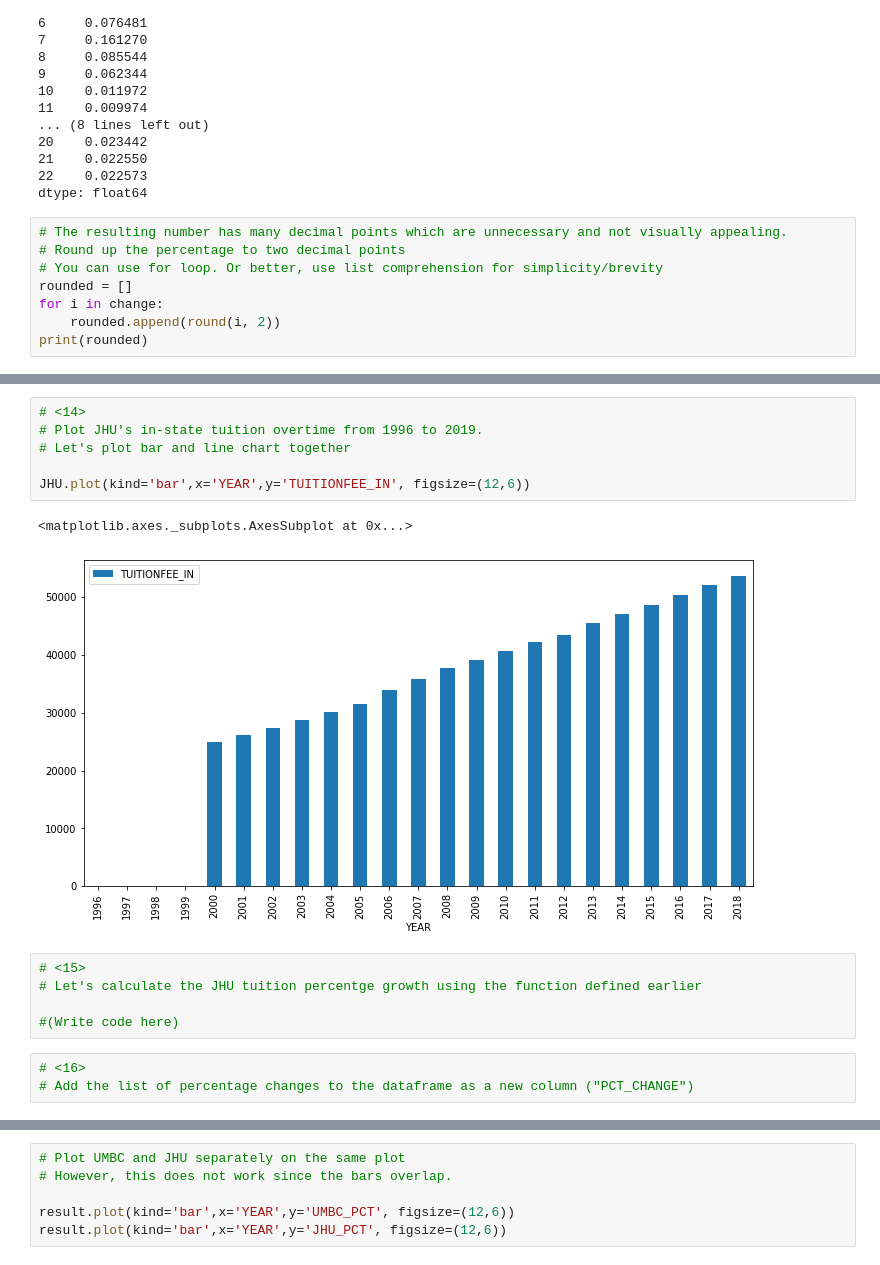
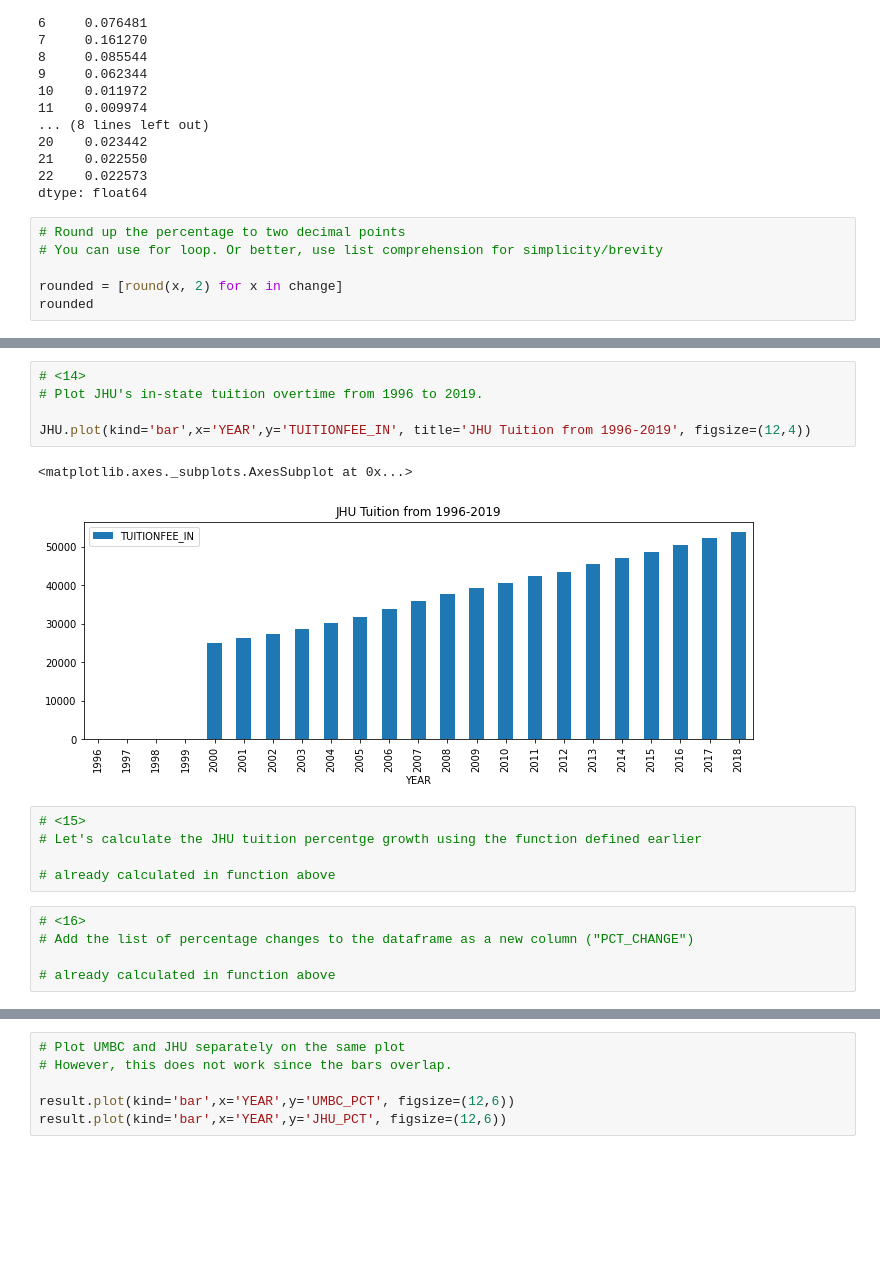
Before and after one commit to steinruck/DATA-690-WANG, a Jupyter notebook: Assignment_07/Assignment_07.ipynb, the cells around one changed output, grey strips where cells are left out. Cells and saved outputs as stored; diff of their text form; blank space fills up the shorter version.

```diff
--- a/Assignment_07/Assignment_07.ipynb
+++ b/Assignment_07/Assignment_07.ipynb
@@ -414,11 +433,9 @@ print(change)
 22    0.022573
 dtype: float64
 # %%
-# The resulting number has many decimal points which are unnecessary and not visually appealing.
 # Round up the percentage to two decimal points
 # You can use for loop. Or better, use list comprehension for simplicity/brevity
-rounded = []
-for i in change:
-    rounded.append(round(i, 2))
-print(rounded)
+
+rounded = [round(x, 2) for x in change]
+rounded
 # %% [output]
@@ -500,20 +534,21 @@ JHU
 # %%
 # <14>
 # Plot JHU's in-state tuition overtime from 1996 to 2019.
-# Let's plot bar and line chart together
 
-JHU.plot(kind='bar',x='YEAR',y='TUITIONFEE_IN', figsize=(12,6))
+JHU.plot(kind='bar',x='YEAR',y='TUITIONFEE_IN', title='JHU Tuition from 1996-2019', figsize=(12,4))
 # %% [output]
 <matplotlib.axes._subplots.AxesSubplot at 0x...>
-[figure, old version]
+[figure, new version]
 # %%
 # <15>
 # Let's calculate the JHU tuition percentge growth using the function defined earlier
 
-#(Write code here)
+# already calculated in function above
 # %%
 # <16>
 # Add the list of percentage changes to the dataframe as a new column ("PCT_CHANGE")
+
+# already calculated in function above
 # %%
 # <17> Make a bar plot of the JHU percentage changes tuitions over time
 
```
Also changed, not shown: parts of 51 cells of this notebook.
